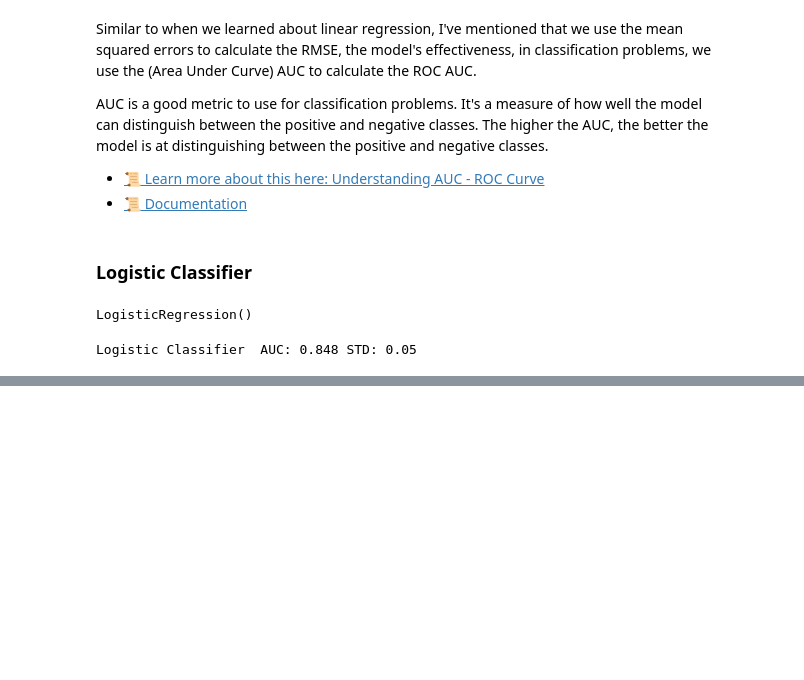
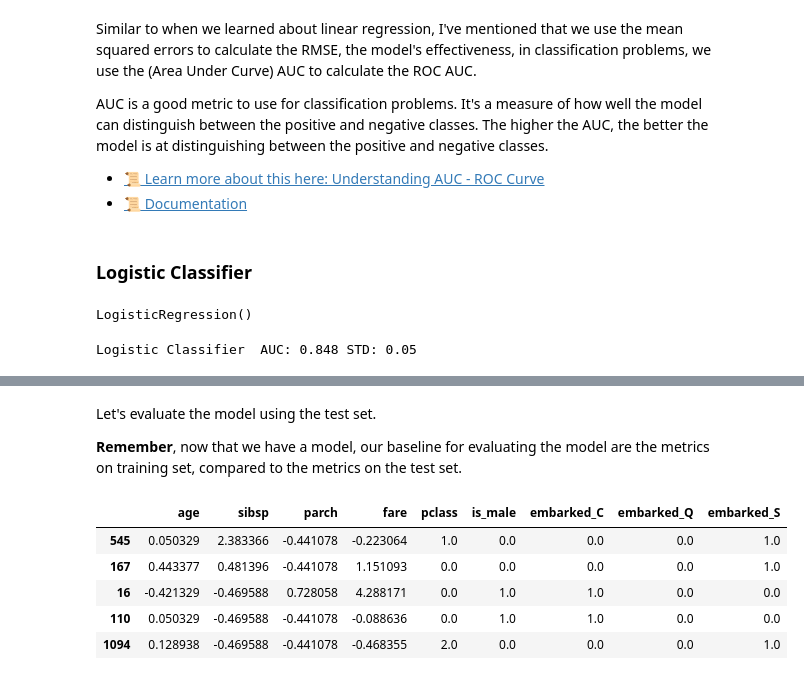
Before and after one commit to IT4063C-Fall22/Sandbox, a Jupyter notebook: modules/5.classification/sandbox.ipynb, the cells around one changed output, grey strips where cells are left out. Cells and saved outputs as stored; diff of their text form; code cells hidden in the pictures; blank space fills up the shorter version.

```diff
--- a/modules/5.classification/sandbox.ipynb
+++ b/modules/5.classification/sandbox.ipynb
@@ -589,0 +785,23 @@ From the above we see that logisitic regression is better than the dummy classif
+# %% [markdown]
+ Let's evaluate the model using the test set.
+
+ **Remember**, now that we have a model, our baseline for evaluating the model are the metrics on training set, compared to the metrics on the test set.
+# %%
+# EVALUATION ON TEST SET
+# First we need to transform the test set
+titanic_test_X = test_set.drop('survived', axis=1)
+titanic_test_y = test_set['survived'].copy()
+
+# Be Careful, we shouldn't call `fit` or `fit_transform` on the test set
+transformed_test_set = full_pipeline.transform(titanic_test_X)
+transformed_test_set = pd.DataFrame(transformed_test_set, columns=column_names, index=titanic_test_X.index)
+clean_titanic_test_X = transformed_test_set.drop('sex_female', axis=1).rename(columns={ 'sex_male': 'is_male' })
+
+clean_titanic_test_X.head()
+# %% [output]
+|  | age | sibsp | parch | fare | pclass | is_male | embarked_C | embarked_Q | embarked_S |
+| 545 | 0.050329 | 2.383366 | -0.441078 | -0.223064 | 1.0 | 0.0 | 0.0 | 0.0 | 1.0 |
+| 167 | 0.443377 | 0.481396 | -0.441078 | 1.151093 | 0.0 | 0.0 | 0.0 | 0.0 | 1.0 |
+| 16 | -0.421329 | -0.469588 | 0.728058 | 4.288171 | 0.0 | 1.0 | 1.0 | 0.0 | 0.0 |
+| 110 | 0.050329 | -0.469588 | -0.441078 | -0.088636 | 0.0 | 1.0 | 1.0 | 0.0 | 0.0 |
+| 1094 | 0.128938 | -0.469588 | -0.441078 | -0.468355 | 2.0 | 0.0 | 0.0 | 0.0 | 1.0 |
```
Also changed, not shown: parts of 30 cells of this notebook, 1 other file.
